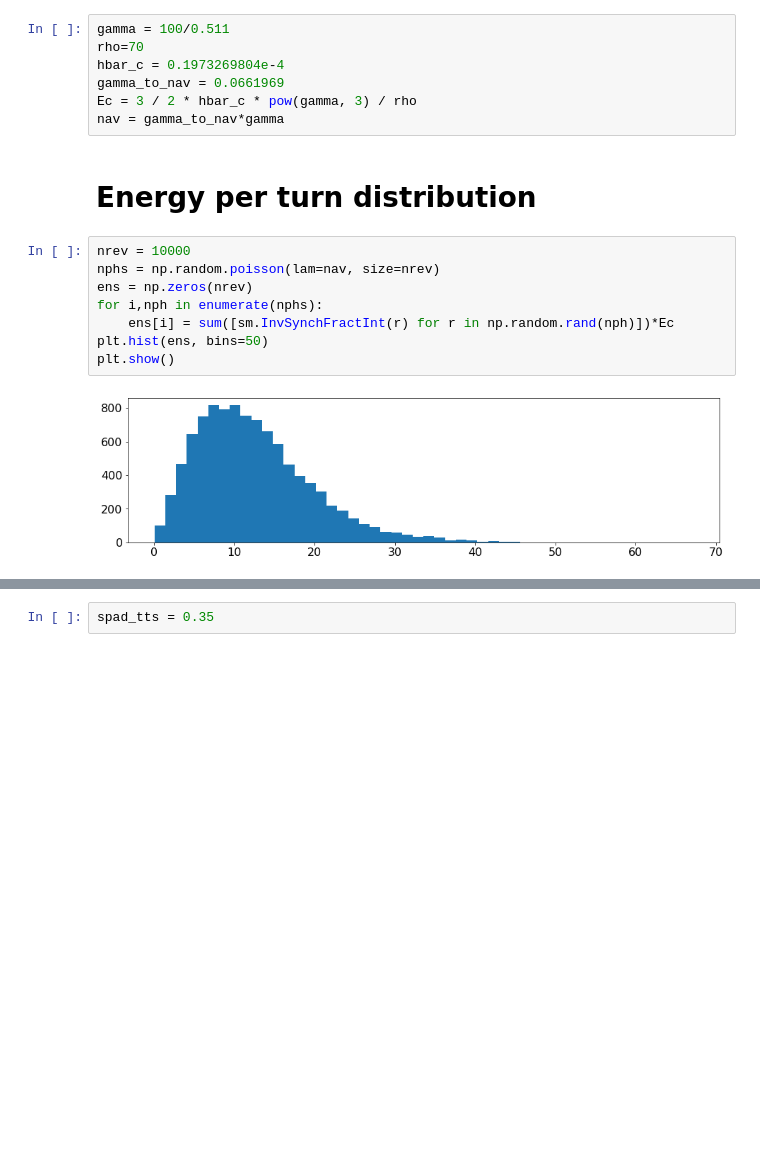
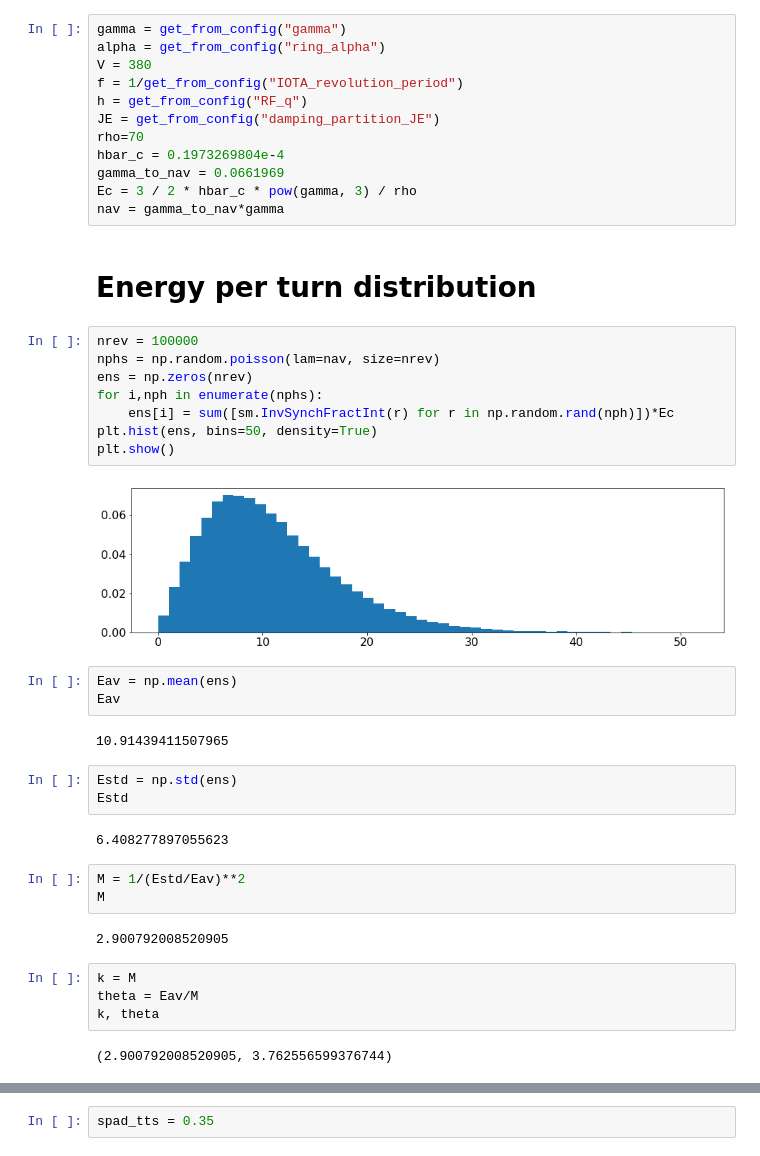
Before and after one commit to IharLobach/ursse, a Jupyter notebook: analyzing_collected_data/shifts/shift_02_28_2020/experiment_vs_simulation_random_walk.ipynb, the cells around one changed output, grey strips where cells are left out. Cells and saved outputs as stored; diff of their text form; blank space fills up the shorter version.

```diff
--- a/analyzing_collected_data/shifts/shift_02_28_2020/experiment_vs_simulation_random_walk.ipynb
+++ b/analyzing_collected_data/shifts/shift_02_28_2020/experiment_vs_simulation_random_walk.ipynb
@@ -11,5 +14,10 @@ T0 = pst.get_initial_sync_period_estimate(df0)
 # %%
-gamma = 100/0.511
+gamma = get_from_config("gamma")
+alpha = get_from_config("ring_alpha")
+V = 380
+f = 1/get_from_config("IOTA_revolution_period")
+h = get_from_config("RF_q")
+JE = get_from_config("damping_partition_JE")
 rho=70
 hbar_c = 0.1973269804e-4
 gamma_to_nav = 0.0661969
@@ -18,12 +26,33 @@ nav = gamma_to_nav*gamma
 # %% [markdown]
 # Energy per turn distribution
 # %%
-nrev = 10000
+nrev = 100000
 nphs = np.random.poisson(lam=nav, size=nrev)
 ens = np.zeros(nrev)
 for i,nph in enumerate(nphs):
     ens[i] = sum([sm.InvSynchFractInt(r) for r in np.random.rand(nph)])*Ec
-plt.hist(ens, bins=50)
+plt.hist(ens, bins=50, density=True)
 plt.show()
 # %% [output]
-[figure, old version]
+[figure, new version]
+# %%
+Eav = np.mean(ens)
+Eav
+# %% [output]
+10.91439411507965
+# %%
+Estd = np.std(ens)
+Estd
+# %% [output]
+6.408277897055623
+# %%
+M = 1/(Estd/Eav)**2
+M
+# %% [output]
+2.900792008520905
+# %%
+k = M
+theta = Eav/M
+k, theta
+# %% [output]
+(2.900792008520905, 3.762556599376744)
```
Also changed, not shown: parts of 37 cells of this notebook, 4 other files.
